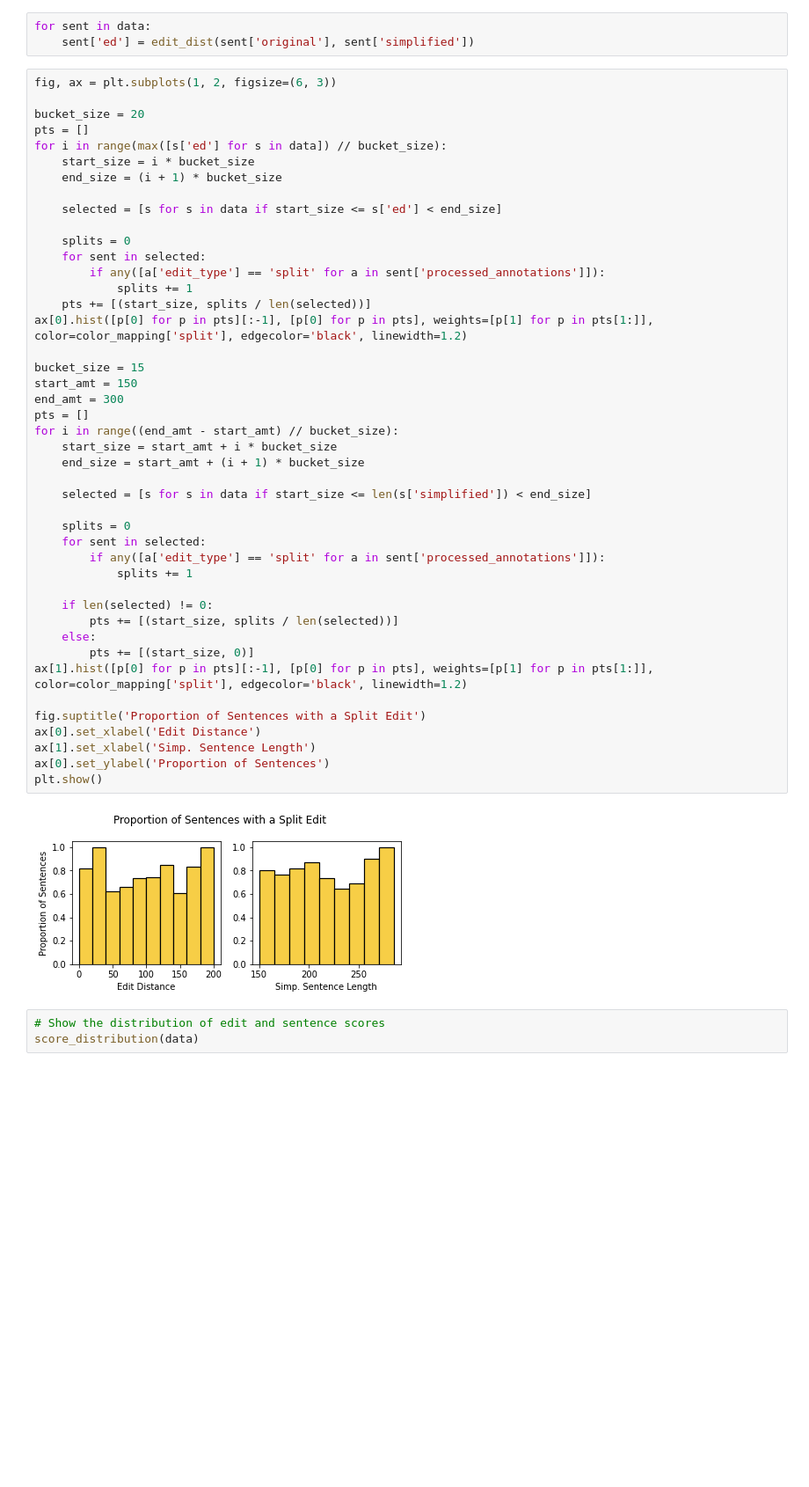
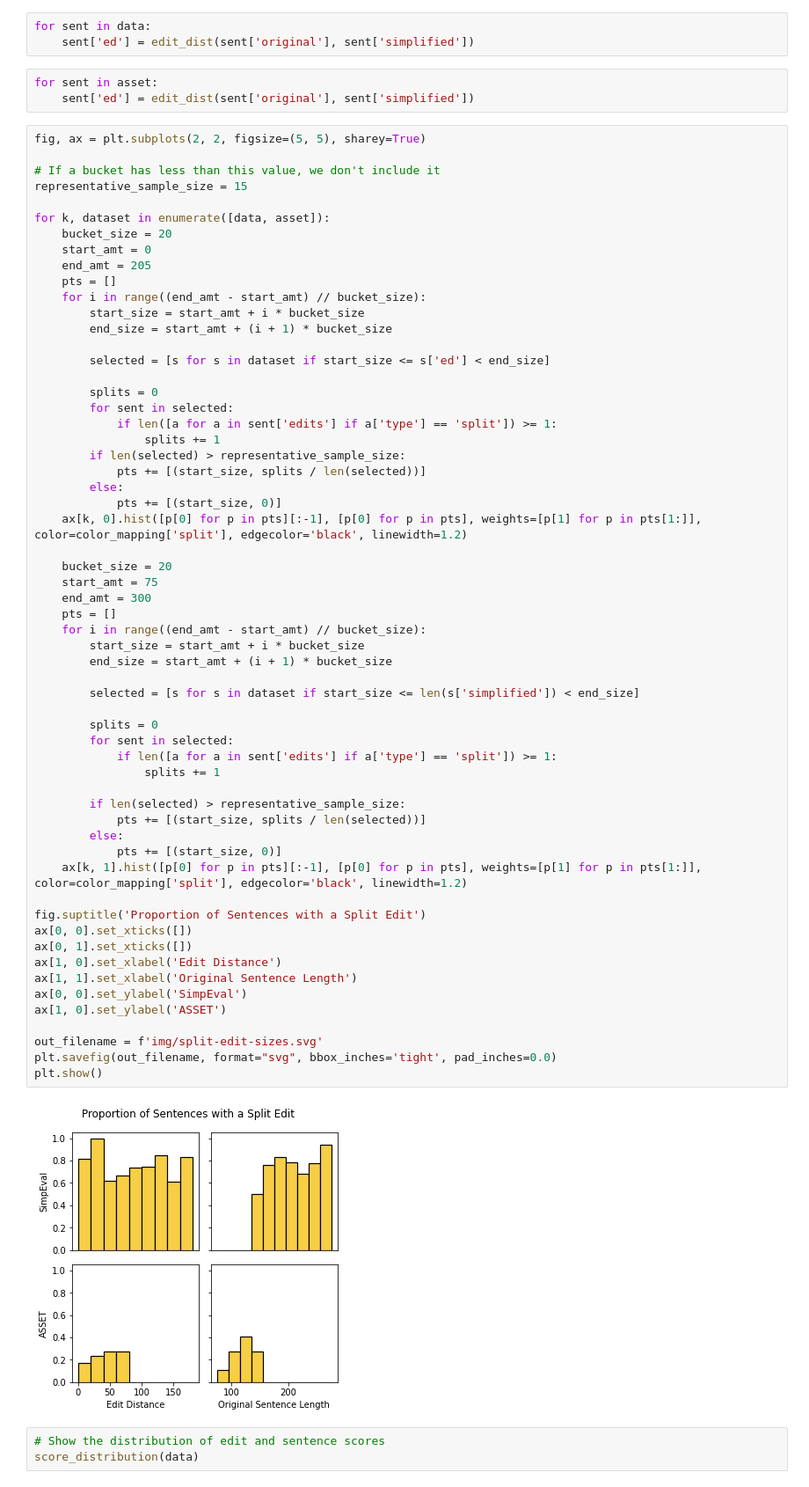
Before and after one commit to Yao-Dou/ts-annotation-tool, a Jupyter notebook: data/analysis/analysis.ipynb, the cells around one changed output. Shown at 88% size. Drawn from its saved outputs; the diff is of its cells as text; blank space fills up the shorter version.

Commit message:
add saving for detailed analysis figures

```diff
--- a/data/analysis/analysis.ipynb
+++ b/data/analysis/analysis.ipynb
@@ -285,52 +292,70 @@ When processing sentence: rachel - Batch 4, HIT 5 (ID 124). Caught error on: Cou
 # %%
 for sent in data:
     sent['ed'] = edit_dist(sent['original'], sent['simplified'])
+# %%
+for sent in asset:
+    sent['ed'] = edit_dist(sent['original'], sent['simplified'])
 # %%
-fig, ax = plt.subplots(1, 2, figsize=(6, 3))
+fig, ax = plt.subplots(2, 2, figsize=(5, 5), sharey=True)
 
-bucket_size = 20
-pts = []
-for i in range(max([s['ed'] for s in data]) // bucket_size):
-    start_size = i * bucket_size
-    end_size = (i + 1) * bucket_size
+# If a bucket has less than this value, we don't include it
+representative_sample_size = 15
 
-    selected = [s for s in data if start_size <= s['ed'] < end_size]
+for k, dataset in enumerate([data, asset]):
+    bucket_size = 20
+    start_amt = 0
+    end_amt = 205
+    pts = []
+    for i in range((end_amt - start_amt) // bucket_size):
+        start_size = start_amt + i * bucket_size
+        end_size = start_amt + (i + 1) * bucket_size
 
-    splits = 0
-    for sent in selected:
-        if any([a['edit_type'] == 'split' for a in sent['processed_annotations']]):
-            splits += 1
-    pts += [(start_size, splits / len(selected))]
-ax[0].hist([p[0] for p in pts][:-1], [p[0] for p in pts], weights=[p[1] for p in pts[1:]], color=color_mapping['split'], edgecolor='black', linewidth=1.2)
+        selected = [s for s in dataset if start_size <= s['ed'] < end_size]
 
-bucket_size = 15
-start_amt = 150
-end_amt = 300
-pts = []
-for i in range((end_amt - start_amt) // bucket_size):
-    start_size = start_amt + i * bucket_size
-    end_size = start_amt + (i + 1) * bucket_size
+        splits = 0
+        for sent in selected:
+            if len([a for a in sent['edits'] if a['type'] == 'split']) >= 1:
+                splits += 1
+        if len(selected) > representative_sample_size:
+            pts += [(start_size, splits / len(selected))]
+        else:
+            pts += [(start_size, 0)]
+    ax[k, 0].hist([p[0] for p in pts][:-1], [p[0] for p in pts], weights=[p[1] for p in pts[1:]], color=color_mapping['split'], edgecolor='black', linewidth=1.2)
 
-    selected = [s for s in data if start_size <= len(s['simplified']) < end_size]
+    bucket_size = 20
+    start_amt = 75
+    end_amt = 300
+    pts = []
+    for i in range((end_amt - start_amt) // bucket_size):
+        start_size = start_amt + i * bucket_size
+        end_size = start_amt + (i + 1) * bucket_size
 
-    splits = 0
-    for sent in selected:
-        if any([a['edit_type'] == 'split' for a in sent['processed_annotations']]):
-            splits += 1
+        selected = [s for s in dataset if start_size <= len(s['simplified']) < end_size]
 
-    if len(selected) != 0:
-        pts += [(start_size, splits / len(selected))]
-    else:
-        pts += [(start_size, 0)]
-ax[1].hist([p[0] for p in pts][:-1], [p[0] for p in pts], weights=[p[1] for p in pts[1:]], color=color_mapping['split'], edgecolor='black', linewidth=1.2)
+        splits = 0
+        for sent in selected:
+            if len([a for a in sent['edits'] if a['type'] == 'split']) >= 1:
+                splits += 1
+
+        if len(selected) > representative_sample_size:
+            pts += [(start_size, splits / len(selected))]
+        else:
+            pts += [(start_size, 0)]
+    ax[k, 1].hist([p[0] for p in pts][:-1], [p[0] for p in pts], weights=[p[1] for p in pts[1:]], color=color_mapping['split'], edgecolor='black', linewidth=1.2)
 
 fig.suptitle('Proportion of Sentences with a Split Edit')
-ax[0].set_xlabel('Edit Distance')
-ax[1].set_xlabel('Simp. Sentence Length')
-ax[0].set_ylabel('Proportion of Sentences')
+ax[0, 0].set_xticks([])
+ax[0, 1].set_xticks([])
+ax[1, 0].set_xlabel('Edit Distance')
+ax[1, 1].set_xlabel('Original Sentence Length')
+ax[0, 0].set_ylabel('SimpEval')
+ax[1, 0].set_ylabel('ASSET')
+
+out_filename = f'img/split-edit-sizes.svg'
+plt.savefig(out_filename, format="svg", bbox_inches='tight', pad_inches=0.0)
 plt.show()
 # %% [output]
-[figure, old version]
+[figure, new version]
 # %%
 # Show the distribution of edit and sentence scores
 score_distribution(data)
```
Also changed, not shown: parts of 13 cells of this notebook, 17 other files.
